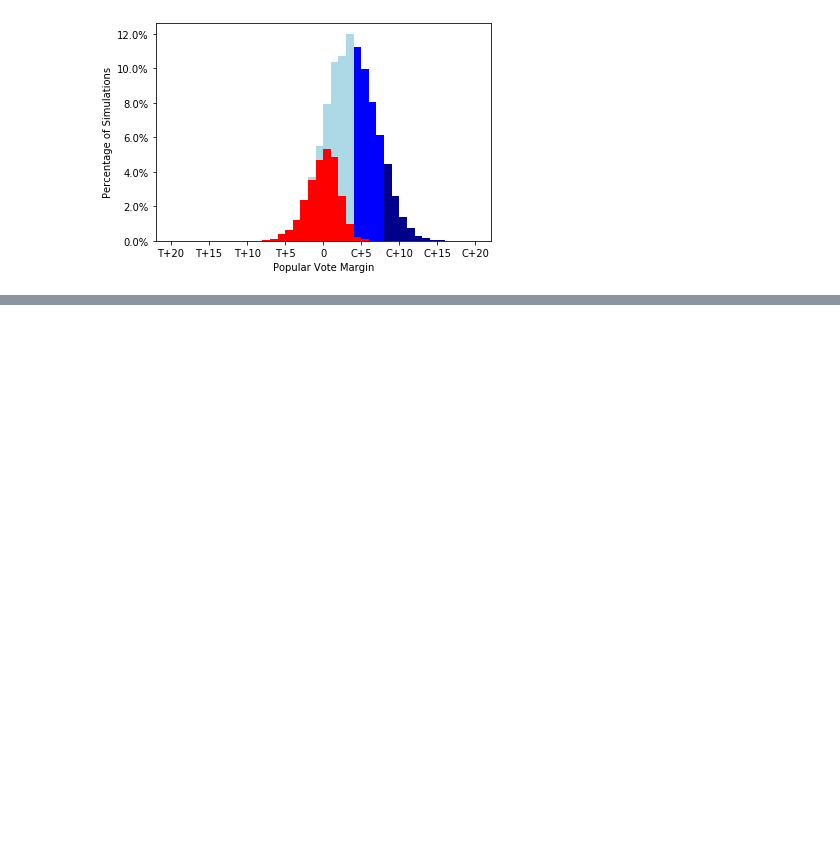
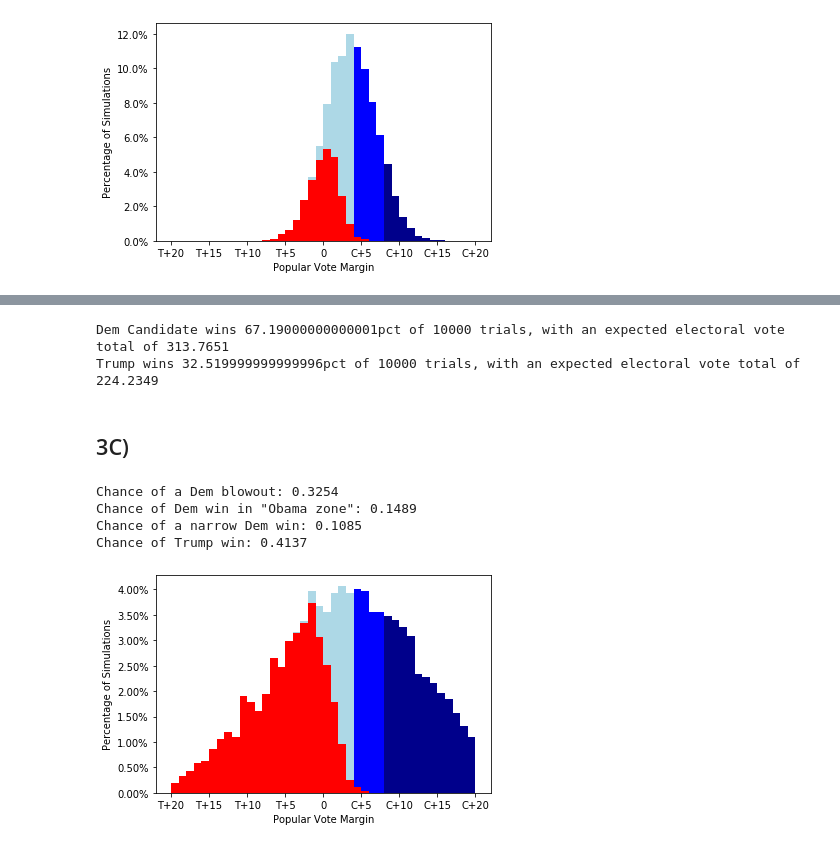
Before and after one commit to emtseng/sp20-info6010, a Jupyter notebook: s4.ipynb, the cells around one changed output, grey strips where cells are left out. Cells and saved outputs as stored; diff of their text form; code cells hidden in the pictures; blank space fills up the shorter version.

```diff
--- a/s4.ipynb
+++ b/s4.ipynb
@@ -293,0 +423,7 @@ plot_pop_margins(trump, blowouts, obama, narrow)
+# %%
+simulate_3b(10000)
+# %% [output]
+Dem Candidate wins 67.19000000000001pct of 10000 trials, with an expected electoral vote total of 313.7651
+Trump wins 32.519999999999996pct of 10000 trials, with an expected electoral vote total of 224.2349
+# %% [markdown]
+## 3C)
@@ -293,0 +465,32 @@ plot_pop_margins(trump, blowouts, obama, narrow)
+# %%
+def simulate_3c(n, sigma):
+    blowouts = []
+    obama = []
+    narrow = []
+    trump = []
+    for it in range(n):
+        bias = norm.rvs(0, sigma)
+        winner, c_elec, c_pop, t_elec, t_pop = tally_popular_2020(mean_std, results2016, bias)
+        margin = ((c_pop - t_pop) / (c_pop + t_pop)) * 100
+        if winner == 'C' and margin >= 8.:
+            blowouts.append(margin)
+        elif winner == 'C' and margin >= 4.:
+            obama.append(margin)
+        elif winner == 'C':
+            narrow.append(margin)
+        elif winner == 'T':
+            trump.append(margin)
+    return blowouts, obama, narrow, trump
+
+n = 10000
+blowouts, obama, narrow, trump = simulate_2(n, 0.05)
+print('Chance of a Dem blowout: {}\nChance of Dem win in "Obama zone": {}\nChance of a narrow Dem win: {}\nChance of Trump win: {}'.format(len(blowouts)/n, len(obama)/n, len(narrow)/n, len(trump)/n))
+# %% [output]
+Chance of a Dem blowout: 0.3254
+Chance of Dem win in "Obama zone": 0.1489
+Chance of a narrow Dem win: 0.1085
+Chance of Trump win: 0.4137
+# %%
+plot_pop_margins(trump, blowouts, obama, narrow)
+# %% [output]
+[figure, added]
```
Also changed, not shown: parts of 7 cells of this notebook.
